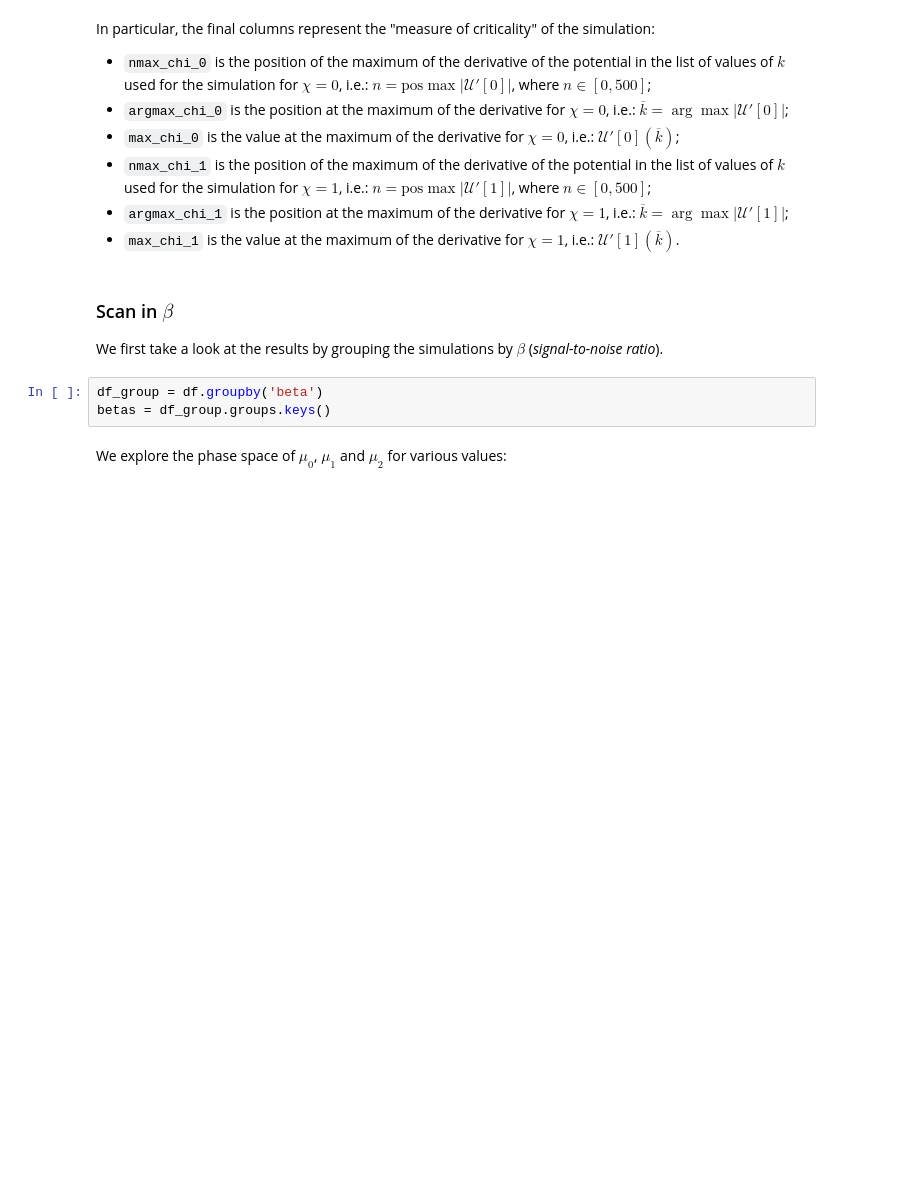
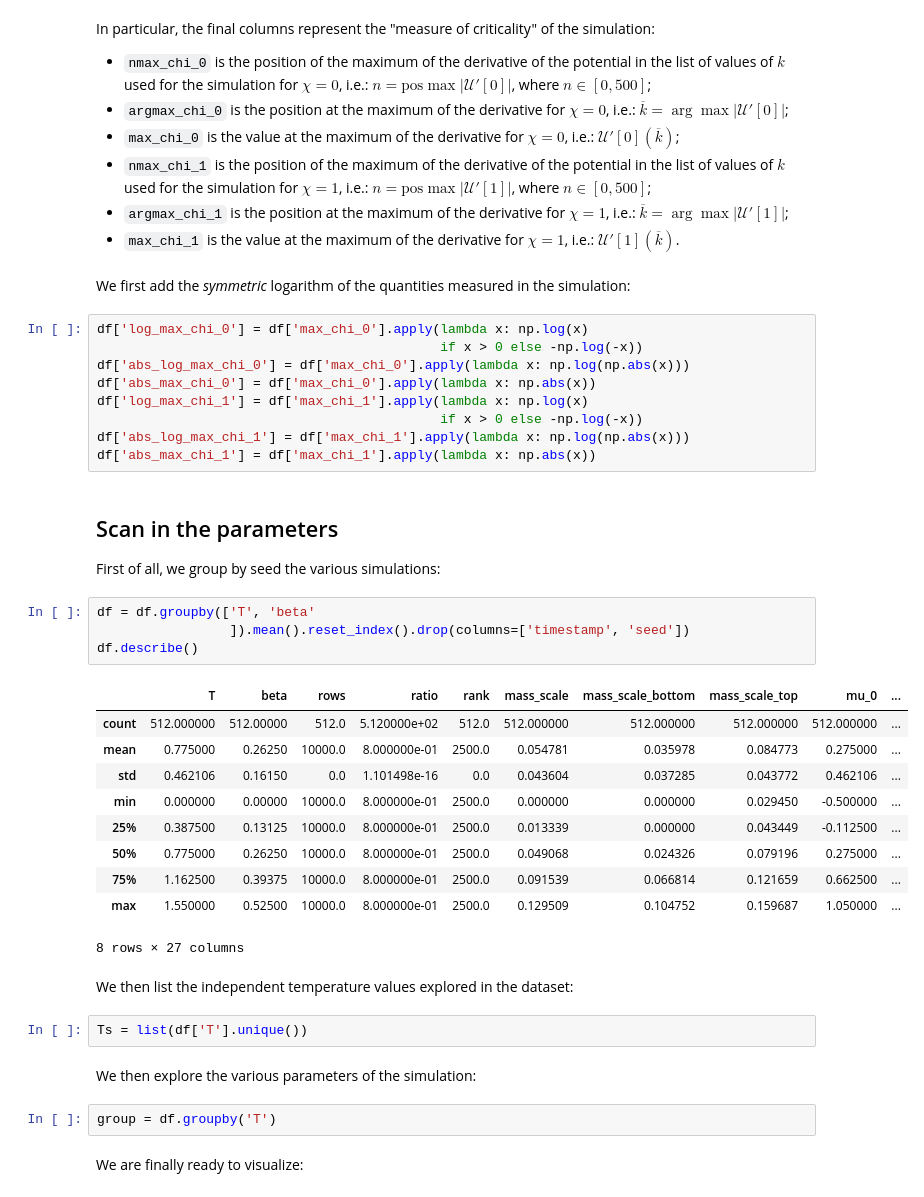
Before and after one commit to thesfinox/stochastic-signal-detection, a Jupyter notebook: visualization.ipynb, the cells around one changed output. Drawn from its saved outputs; the diff is of its cells as text; blank space fills up the shorter version.

```diff
--- a/visualization.ipynb
+++ b/visualization.ipynb
@@ -54,12 +48,43 @@ In particular, the final columns represent the "measure of criticality" of the s
 - `nmax_chi_1` is the position of the maximum of the derivative of the potential in the list of values of $k$ used for the simulation for $\chi = 1$, i.e.: $n = \mathrm{pos}\max\left|\mathcal{U}'[1]\right|$, where $n \in [0, 500]$;
 - `argmax_chi_1` is the position at the maximum of the derivative for $\chi = 1$, i.e.: $\overline{k} = \arg\max\left|\mathcal{U}'[1]\right|$;
 - `max_chi_1` is the value at the maximum of the derivative for $\chi = 1$, i.e.: $\mathcal{U}'[1](\overline{k})$.
-# %% [markdown]
-### Scan in $\beta$
-
-We first take a look at the results by grouping the simulations by $\beta$ (_signal-to-noise ratio_).
-# %%
-df_group = df.groupby('beta')
-betas = df_group.groups.keys()
-# %% [markdown]
-We explore the phase space of $\mu_{0}$, $\mu_{1}$ and $\mu_{2}$ for various values:
+# %% [markdown]
+We first add the _symmetric_ logarithm of the quantities measured in the simulation:
+# %%
+df['log_max_chi_0'] = df['max_chi_0'].apply(lambda x: np.log(x)
+                                            if x > 0 else -np.log(-x))
+df['abs_log_max_chi_0'] = df['max_chi_0'].apply(lambda x: np.log(np.abs(x)))
+df['abs_max_chi_0'] = df['max_chi_0'].apply(lambda x: np.abs(x))
+df['log_max_chi_1'] = df['max_chi_1'].apply(lambda x: np.log(x)
+                                            if x > 0 else -np.log(-x))
+df['abs_log_max_chi_1'] = df['max_chi_1'].apply(lambda x: np.log(np.abs(x)))
+df['abs_max_chi_1'] = df['max_chi_1'].apply(lambda x: np.abs(x))
+# %% [markdown]
+## Scan in the parameters
+
+First of all, we group by seed the various simulations:
+# %%
+df = df.groupby(['T', 'beta'
+                 ]).mean().reset_index().drop(columns=['timestamp', 'seed'])
+df.describe()
+# %% [output]
+|  | T | beta | rows | ratio | rank | mass_scale | mass_scale_bottom | mass_scale_top | mu_0 | ... |
+| count | 512.000000 | 512.00000 | 512.0 | 5.120000e+02 | 512.0 | 512.000000 | 512.000000 | 512.000000 | 512.000000 | ... |
+| mean | 0.775000 | 0.26250 | 10000.0 | 8.000000e-01 | 2500.0 | 0.054781 | 0.035978 | 0.084773 | 0.275000 | ... |
+| std | 0.462106 | 0.16150 | 0.0 | 1.101498e-16 | 0.0 | 0.043604 | 0.037285 | 0.043772 | 0.462106 | ... |
+| min | 0.000000 | 0.00000 | 10000.0 | 8.000000e-01 | 2500.0 | 0.000000 | 0.000000 | 0.029450 | -0.500000 | ... |
+| 25% | 0.387500 | 0.13125 | 10000.0 | 8.000000e-01 | 2500.0 | 0.013339 | 0.000000 | 0.043449 | -0.112500 | ... |
+| 50% | 0.775000 | 0.26250 | 10000.0 | 8.000000e-01 | 2500.0 | 0.049068 | 0.024326 | 0.079196 | 0.275000 | ... |
+| 75% | 1.162500 | 0.39375 | 10000.0 | 8.000000e-01 | 2500.0 | 0.091539 | 0.066814 | 0.121659 | 0.662500 | ... |
+| max | 1.550000 | 0.52500 | 10000.0 | 8.000000e-01 | 2500.0 | 0.129509 | 0.104752 | 0.159687 | 1.050000 | ... |
+8 rows × 27 columns
+# %% [markdown]
+We then list the independent temperature values explored in the dataset:
+# %%
+Ts = list(df['T'].unique())
+# %% [markdown]
+We then explore the various parameters of the simulation:
+# %%
+group = df.groupby('T')
+# %% [markdown]
+We are finally ready to visualize:
```
Also changed, not shown: parts of 17 cells of this notebook.
